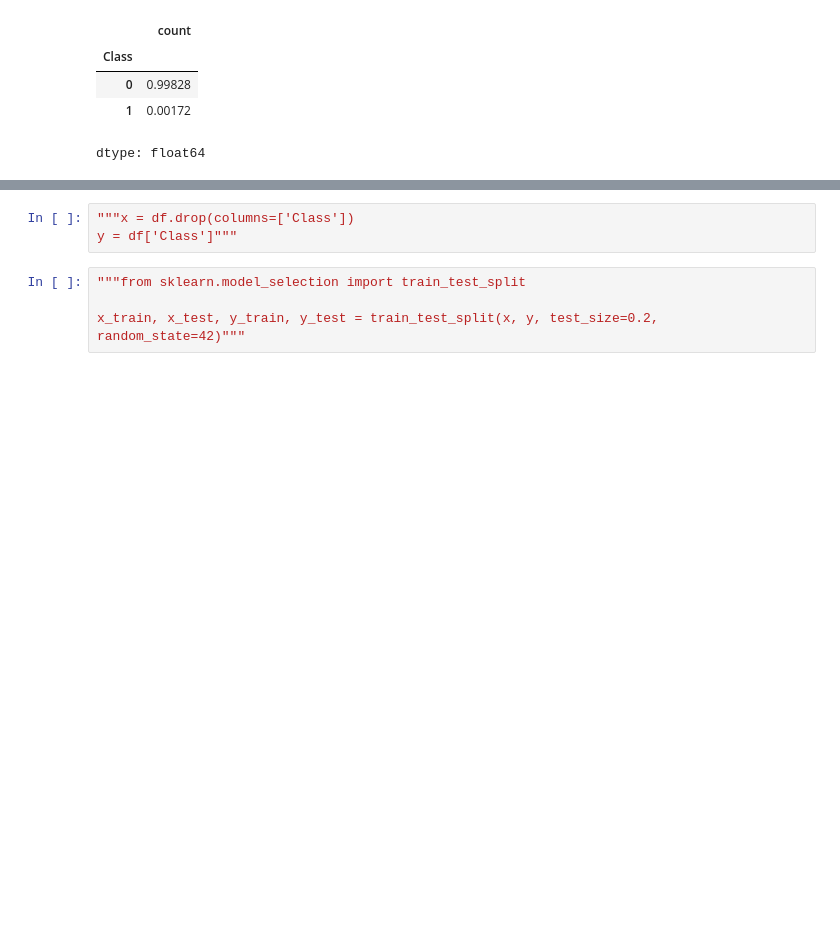
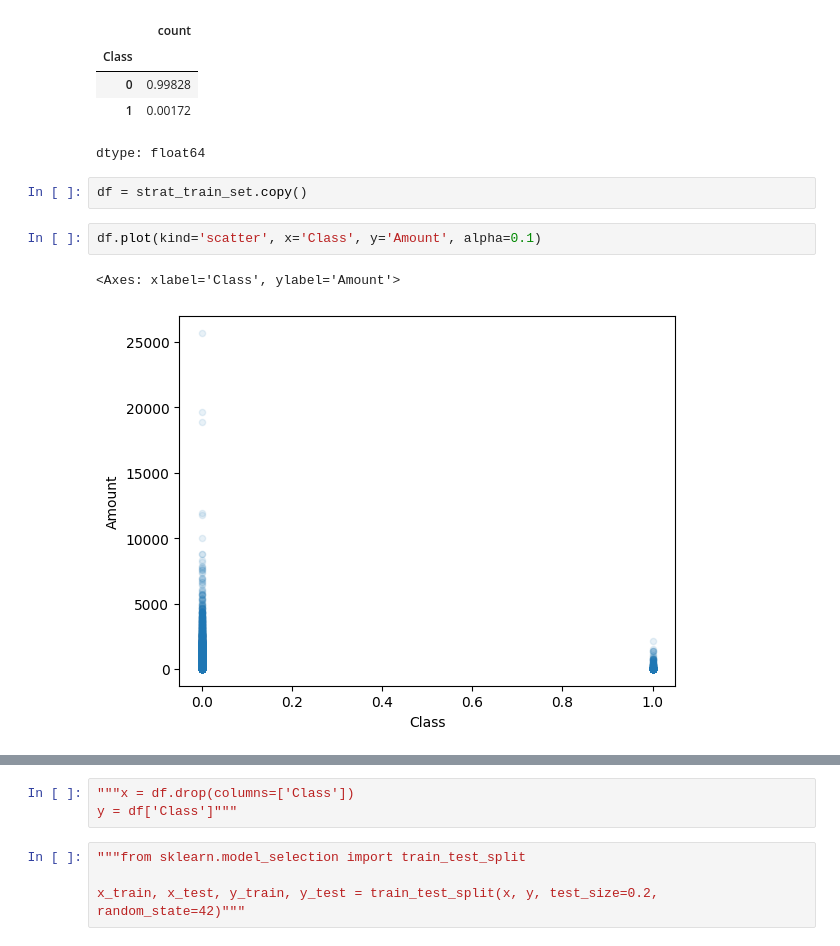
Before and after one commit to melika-bol/credit-card-fraud-detection, a Jupyter notebook: credit_card_fraud_detection_MODELING.ipynb, the cells around one changed output, grey strips where cells are left out. Saved outputs shown, nothing was run; the diff lists cells and outputs as text; blank space fills up the shorter version.

```diff
--- a/credit_card_fraud_detection_MODELING.ipynb
+++ b/credit_card_fraud_detection_MODELING.ipynb
@@ -68,3 +68,10 @@ strat_test_set["Class"].value_counts() / len(strat_test_set)
 | 0 | 0.99828 |
 | 1 | 0.00172 |
 dtype: float64
+# %%
+df = strat_train_set.copy()
+# %%
+df.plot(kind='scatter', x='Class', y='Amount', alpha=0.1)
+# %% [output]
+<Axes: xlabel='Class', ylabel='Amount'>
+[figure, added]
```
Also changed, not shown: parts of 2 cells of this notebook.
